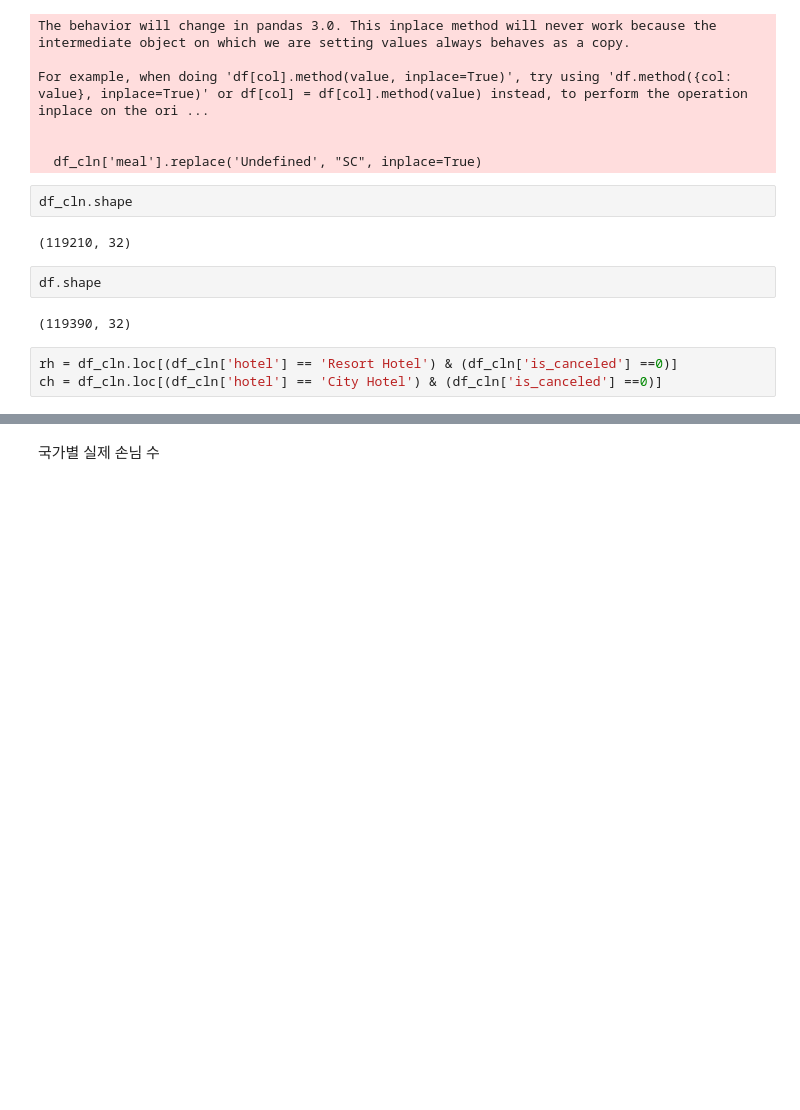
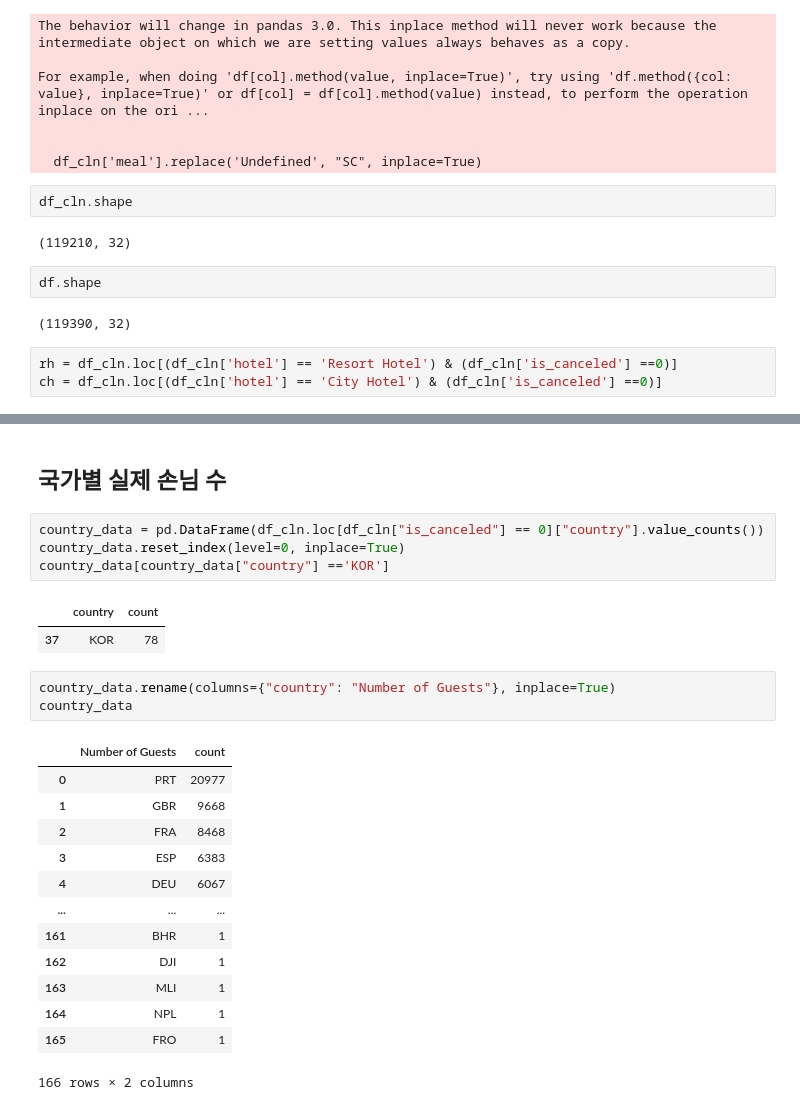
Before and after one commit to fleeklounge/kaggle-notebooks, a Jupyter notebook: jieun/4/jessemostipak/hotel-booking-demand.ipynb, the cells around one changed output, grey strips where cells are left out. Drawn from its saved outputs; the diff is of its cells as text; blank space fills up the shorter version.

```diff
--- a/jieun/4/jessemostipak/hotel-booking-demand.ipynb
+++ b/jieun/4/jessemostipak/hotel-booking-demand.ipynb
@@ -108,3 +142,27 @@ Index(['hotel', 'is_canceled', 'lead_time', 'arrival_date_year',
 # %% [markdown]
-국가별 실제 손님 수
+## 국가별 실제 손님 수
+# %%
+country_data = pd.DataFrame(df_cln.loc[df_cln["is_canceled"] == 0]["country"].value_counts())
+country_data.reset_index(level=0, inplace=True)
+country_data[country_data["country"] =='KOR']
+# %% [output]
+|  | country | count |
+| 37 | KOR | 78 |
+# %%
+country_data.rename(columns={"country": "Number of Guests"}, inplace=True)
+country_data
+# %% [output]
+|  | Number of Guests | count |
+| 0 | PRT | 20977 |
+| 1 | GBR | 9668 |
+| 2 | FRA | 8468 |
+| 3 | ESP | 6383 |
+| 4 | DEU | 6067 |
+| ... | ... | ... |
+| 161 | BHR | 1 |
+| 162 | DJI | 1 |
+| 163 | MLI | 1 |
+| 164 | NPL | 1 |
+| 165 | FRO | 1 |
+166 rows × 2 columns
 # %%
```
Also changed, not shown: parts of 8 cells of this notebook, 1 other file.
